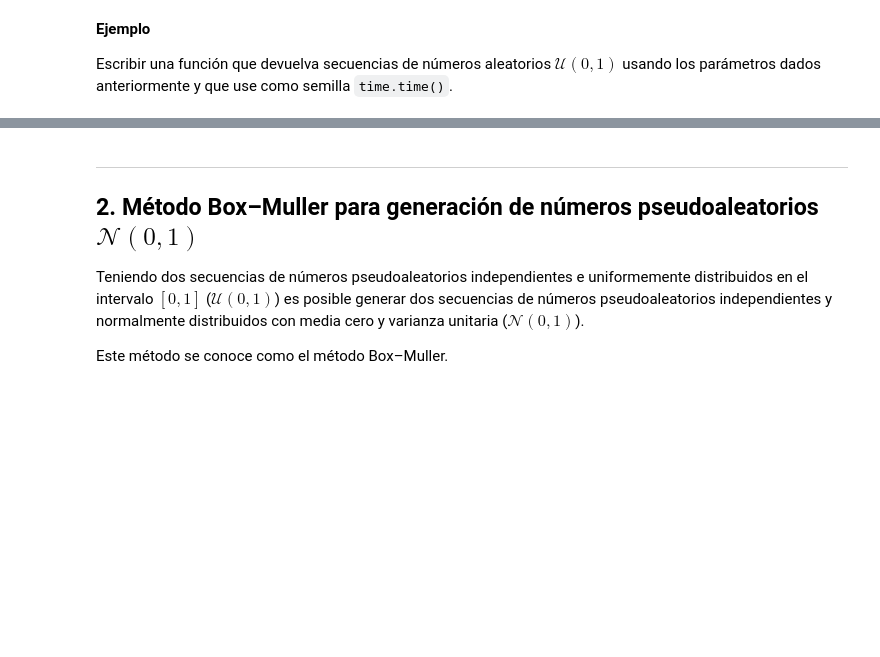
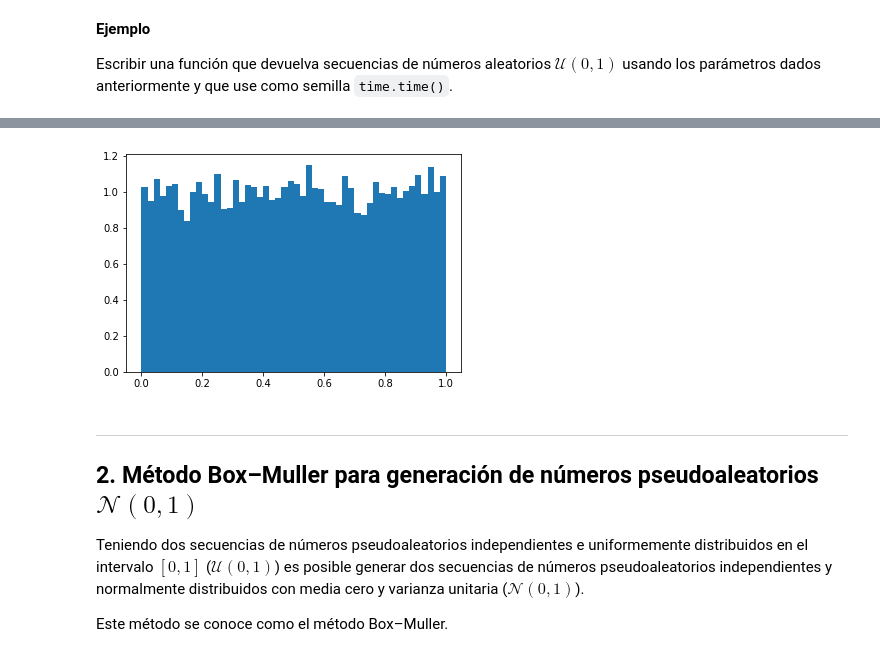
Before and after one commit to zapatacc/SimMat2019-1, a Jupyter notebook: Modulo2/Clase8_NumerosPseudoaleatorios.ipynb, the cells around one changed output, grey strips where cells are left out. Drawn from its saved outputs; the diff is of its cells as text; code cells hidden in the pictures; blank space fills up the shorter version.

```diff
--- a/Modulo2/Clase8_NumerosPseudoaleatorios.ipynb
+++ b/Modulo2/Clase8_NumerosPseudoaleatorios.ipynb
@@ -178,3 +237,10 @@ Escribir una función que devuelva secuencias de números aleatorios $\mathcal{U
+# %%
+x0 = time.time()
+a,b,m,n = 1103515245,12345,2**31-1,10**4
+x=cong_method(a,b,m,x0,n)
+plt.hist(x,bins=50,density=True);
+# %% [output]
+[figure, added]
 # %% [markdown]
 ___
 ## 2. Método Box–Muller para generación de números pseudoaleatorios $\mathcal{N}(0,1)$
```
Also changed, not shown: parts of 28 cells of this notebook.
